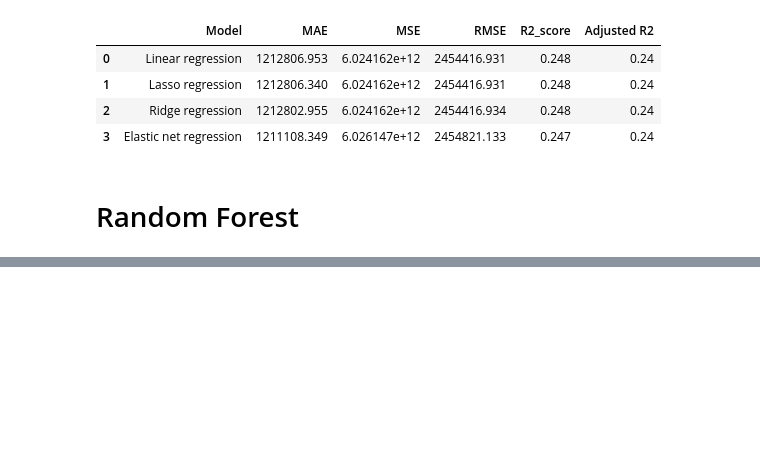
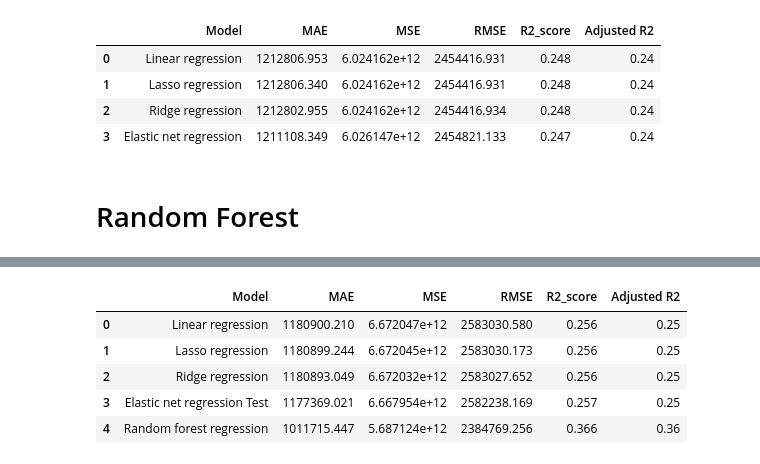
Before and after one commit to Keshav1506/Ted-Talks-views-Prediction-Model, a Jupyter notebook: Ted_Talk_Prediction.ipynb, the cells around one changed output, grey strips where cells are left out. Saved outputs shown, nothing was run; the diff lists cells and outputs as text; code cells hidden in the pictures; blank space fills up the shorter version.

```diff
--- a/Ted_Talk_Prediction.ipynb
+++ b/Ted_Talk_Prediction.ipynb
@@ -794,0 +880,9 @@ print("Adjusted R2 :",1-(1-r2_score((y_test), (y_pred_test_r)))*((X_test.shape[0
+# %%
+# storing the test set metrics value in a dataframe for later comparison
+dict2={'Model':'Random forest regression ',
+       'MAE':round((MAE_rf),3),
+       'MSE':round((MSE_rf),3),
+       'RMSE':round((RMSE_rf),3),
+       'R2_score':round((r2_rf),3),
+       'Adjusted R2':round((Adjusted_R2_rf ),2)}
+test_df=test_df.append(dict2,ignore_index=True)
@@ -794,0 +919,9 @@ print("Adjusted R2 :",1-(1-r2_score((y_test), (y_pred_test_r)))*((X_test.shape[0
+# %%
+test_df
+# %% [output]
+|  | Model | MAE | MSE | RMSE | R2_score | Adjusted R2 |
+| 0 | Linear regression | 1180900.210 | 6.672047e+12 | 2583030.580 | 0.256 | 0.25 |
+| 1 | Lasso regression | 1180899.244 | 6.672045e+12 | 2583030.173 | 0.256 | 0.25 |
+| 2 | Ridge regression | 1180893.049 | 6.672032e+12 | 2583027.652 | 0.256 | 0.25 |
+| 3 | Elastic net regression Test | 1177369.021 | 6.667954e+12 | 2582238.169 | 0.257 | 0.25 |
+| 4 | Random forest regression | 1011715.447 | 5.687124e+12 | 2384769.256 | 0.366 | 0.36 |
```
Also changed, not shown: parts of 34 cells of this notebook.
